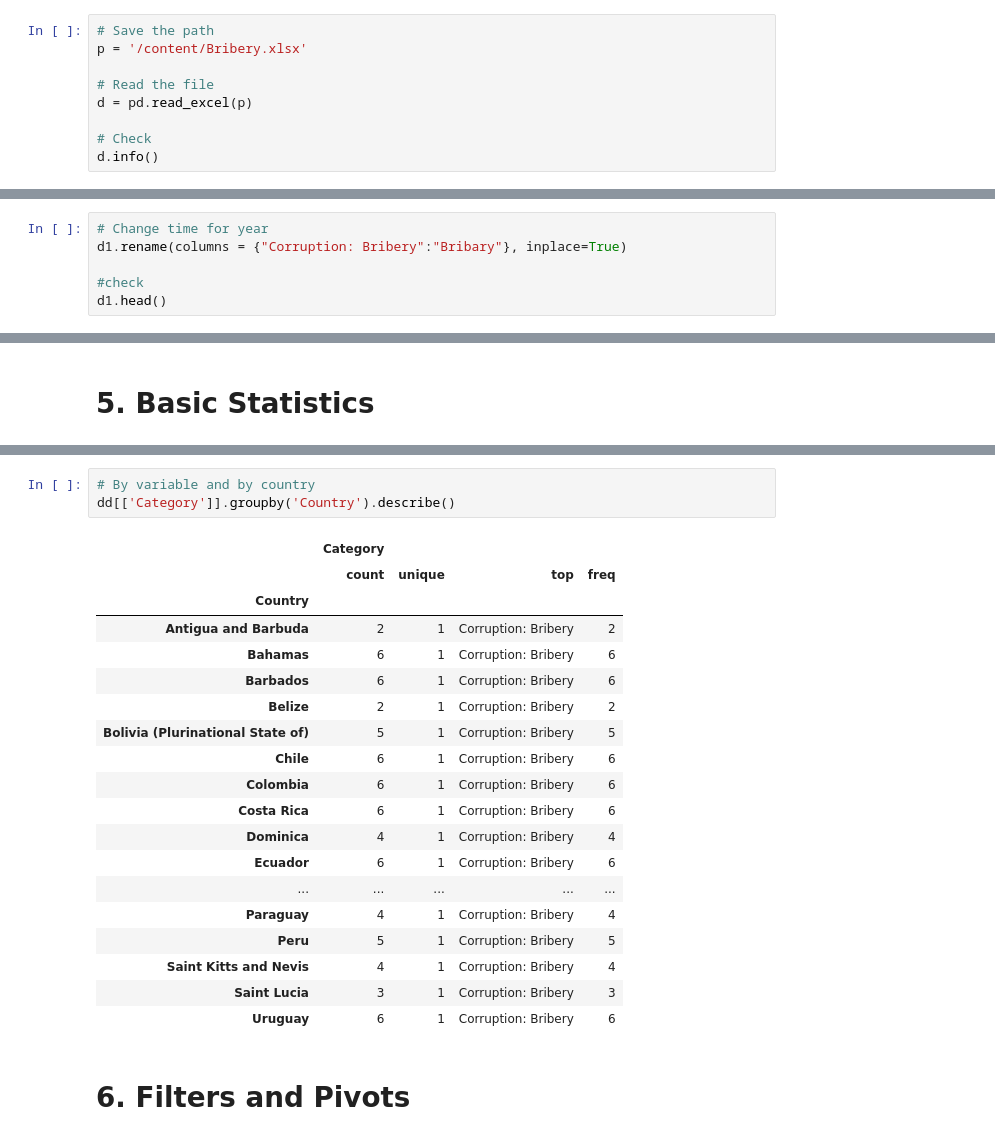
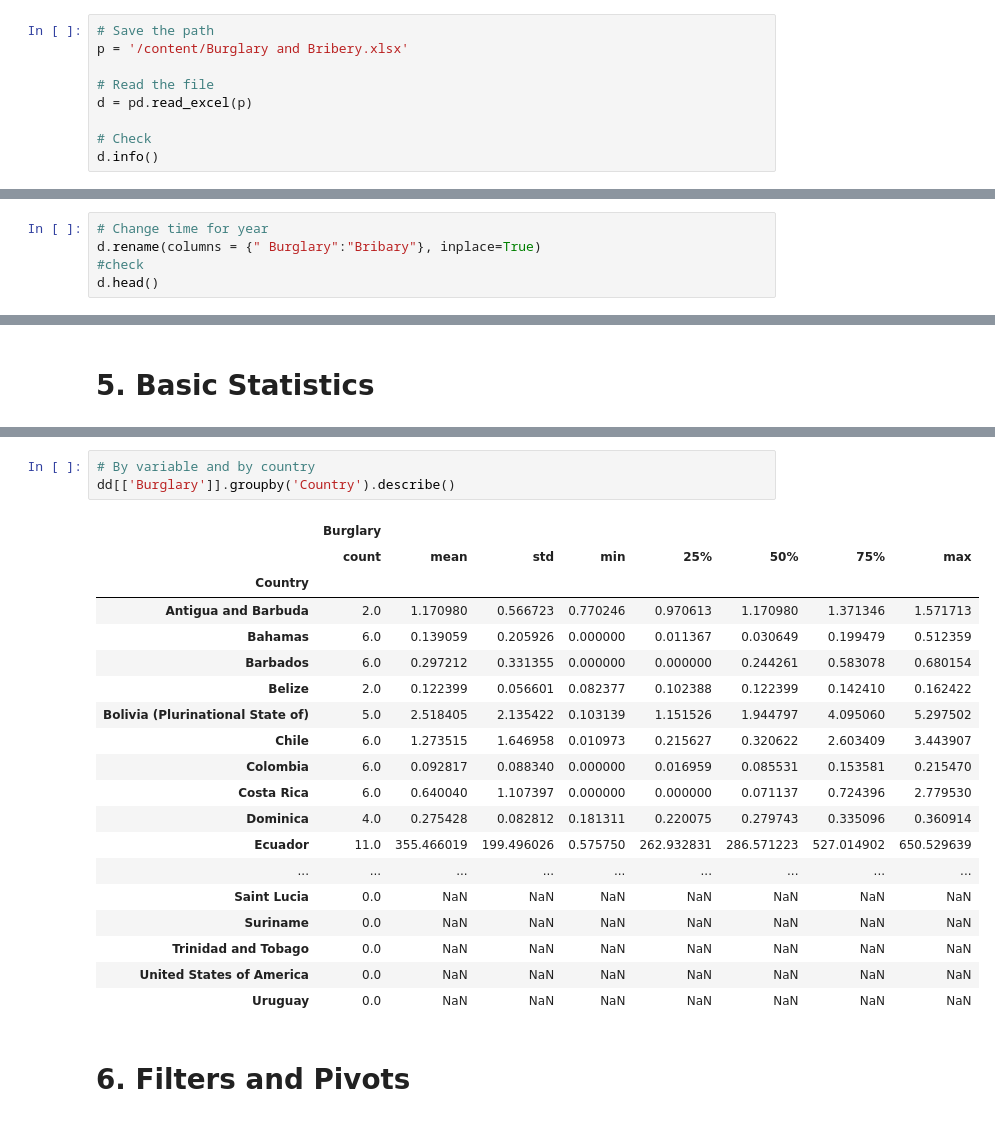
Before and after one commit to LuisaRodriguezC/Clase-1, a Jupyter notebook: TRABAJO_CORREGIDO.ipynb, the cells around one changed output, grey strips where cells are left out. Drawn from its saved outputs; the diff is of its cells as text.

```diff
--- a/TRABAJO_CORREGIDO.ipynb
+++ b/TRABAJO_CORREGIDO.ipynb
@@ -12,7 +59,7 @@ import plotly.graph_objects as go
 from plotly.subplots import make_subplots
 # %%
 # Save the path
-p = '/content/Bribery.xlsx'
+p = '/content/Burglary and Bribery.xlsx'
 
 # Read the file
 d = pd.read_excel(p)
@@ -83,8 +107,7 @@ d1.tail()
 ## Column Names
 # %%
 # Change time for year
-d1.rename(columns = {"Corruption: Bribery":"Bribary"}, inplace=True)
-
+d.rename(columns = {" Burglary":"Bribary"}, inplace=True)
 #check
-d1.head()
+d.head()
 # %% [output]
@@ -160,26 +186,26 @@ dd[['Category']].groupby('Year').describe()
 # %%
 # By variable and by country
-dd[['Category']].groupby('Country').describe()
+dd[['Burglary']].groupby('Country').describe()
 # %% [output]
-|  | Category |  |  |  |
-|  | count | unique | top | freq |
-| Country |  |  |  |  |
-| Antigua and Barbuda | 2 | 1 | Corruption: Bribery | 2 |
-| Bahamas | 6 | 1 | Corruption: Bribery | 6 |
-| Barbados | 6 | 1 | Corruption: Bribery | 6 |
-| Belize | 2 | 1 | Corruption: Bribery | 2 |
-| Bolivia (Plurinational State of) | 5 | 1 | Corruption: Bribery | 5 |
-| Chile | 6 | 1 | Corruption: Bribery | 6 |
-| Colombia | 6 | 1 | Corruption: Bribery | 6 |
-| Costa Rica | 6 | 1 | Corruption: Bribery | 6 |
-| Dominica | 4 | 1 | Corruption: Bribery | 4 |
-| Ecuador | 6 | 1 | Corruption: Bribery | 6 |
-| ... | ... | ... | ... | ... |
-| Paraguay | 4 | 1 | Corruption: Bribery | 4 |
-| Peru | 5 | 1 | Corruption: Bribery | 5 |
-| Saint Kitts and Nevis | 4 | 1 | Corruption: Bribery | 4 |
-| Saint Lucia | 3 | 1 | Corruption: Bribery | 3 |
-| Uruguay | 6 | 1 | Corruption: Bribery | 6 |
+|  | Burglary |  |  |  |  |  |  |  |
+|  | count | mean | std | min | 25% | 50% | 75% | max |
+| Country |  |  |  |  |  |  |  |  |
+| Antigua and Barbuda | 2.0 | 1.170980 | 0.566723 | 0.770246 | 0.970613 | 1.170980 | 1.371346 | 1.571713 |
+| Bahamas | 6.0 | 0.139059 | 0.205926 | 0.000000 | 0.011367 | 0.030649 | 0.199479 | 0.512359 |
+| Barbados | 6.0 | 0.297212 | 0.331355 | 0.000000 | 0.000000 | 0.244261 | 0.583078 | 0.680154 |
+| Belize | 2.0 | 0.122399 | 0.056601 | 0.082377 | 0.102388 | 0.122399 | 0.142410 | 0.162422 |
+| Bolivia (Plurinational State of) | 5.0 | 2.518405 | 2.135422 | 0.103139 | 1.151526 | 1.944797 | 4.095060 | 5.297502 |
+| Chile | 6.0 | 1.273515 | 1.646958 | 0.010973 | 0.215627 | 0.320622 | 2.603409 | 3.443907 |
+| Colombia | 6.0 | 0.092817 | 0.088340 | 0.000000 | 0.016959 | 0.085531 | 0.153581 | 0.215470 |
+| Costa Rica | 6.0 | 0.640040 | 1.107397 | 0.000000 | 0.000000 | 0.071137 | 0.724396 | 2.779530 |
+| Dominica | 4.0 | 0.275428 | 0.082812 | 0.181311 | 0.220075 | 0.279743 | 0.335096 | 0.360914 |
+| Ecuador | 11.0 | 355.466019 | 199.496026 | 0.575750 | 262.932831 | 286.571223 | 527.014902 | 650.529639 |
+| ... | ... | ... | ... | ... | ... | ... | ... | ... |
+| Saint Lucia | 0.0 | NaN | NaN | NaN | NaN | NaN | NaN | NaN |
+| Suriname | 0.0 | NaN | NaN | NaN | NaN | NaN | NaN | NaN |
+| Trinidad and Tobago | 0.0 | NaN | NaN | NaN | NaN | NaN | NaN | NaN |
+| United States of America | 0.0 | NaN | NaN | NaN | NaN | NaN | NaN | NaN |
+| Uruguay | 0.0 | NaN | NaN | NaN | NaN | NaN | NaN | NaN |
 # %% [markdown]
 # **6. Filters and Pivots**
 # %% [markdown]
```
Also changed, not shown: parts of 32 cells of this notebook.
